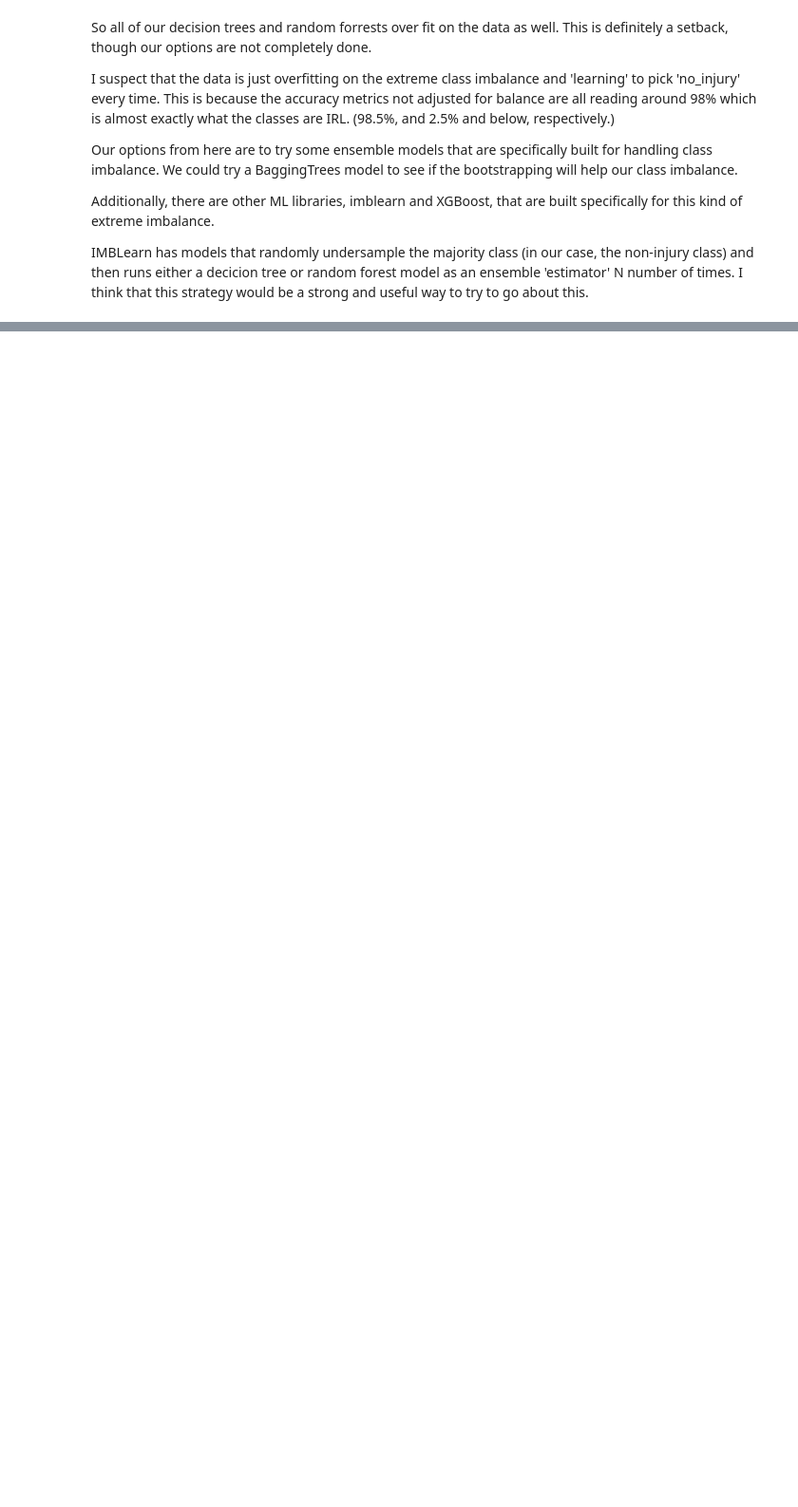
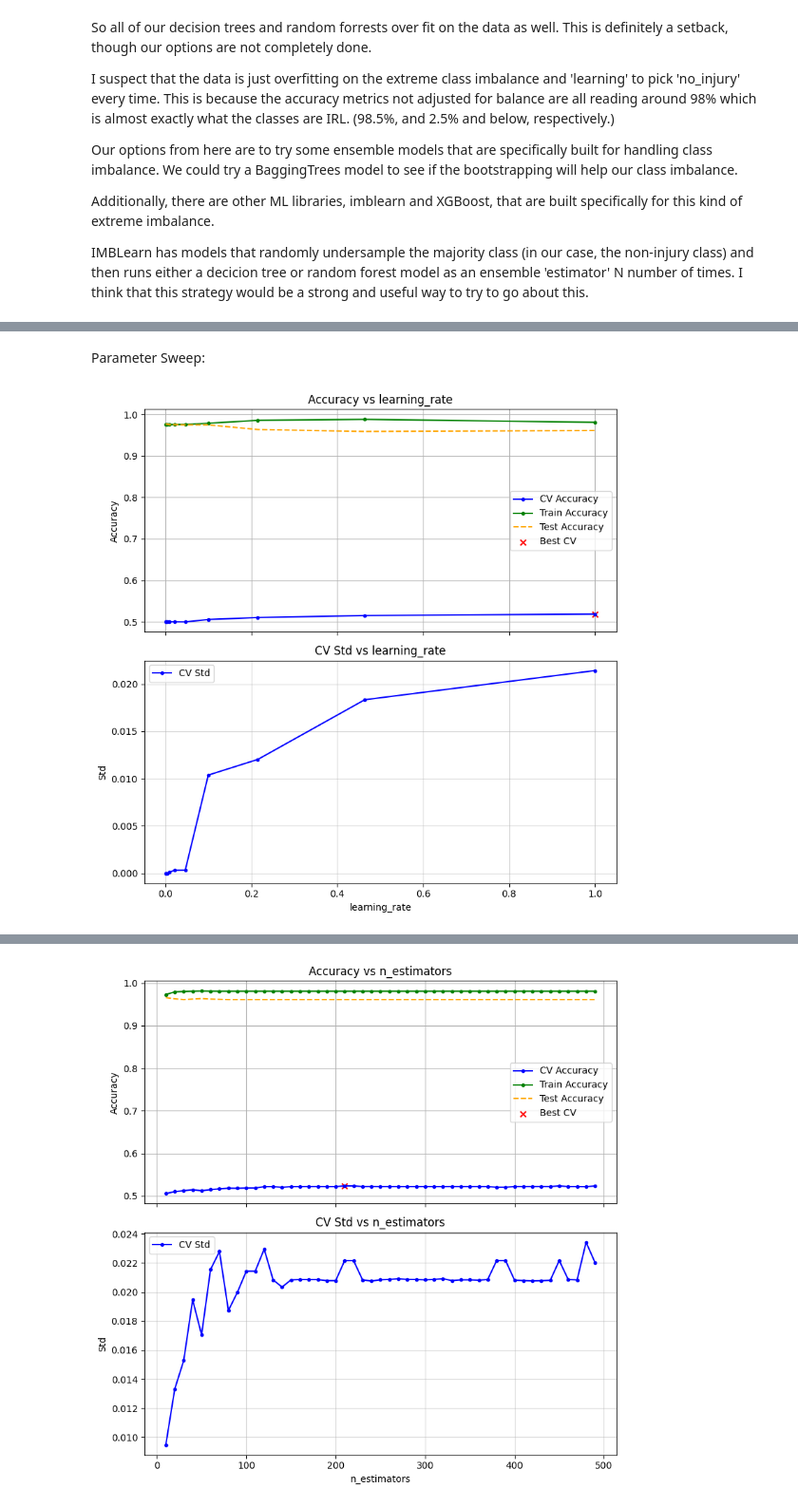
Before and after one commit to LeeMcFarling/AFL_Project_backup, a Jupyter notebook: Modeling/Weekly Assignments/Week_6.ipynb, the cells around one changed output, grey strips where cells are left out. Shown at 95% size. Drawn from its saved outputs; the diff is of its cells as text; code cells hidden in the pictures; blank space fills up the shorter version.

```diff
--- a/Modeling/Weekly Assignments/Week_6.ipynb
+++ b/Modeling/Weekly Assignments/Week_6.ipynb
@@ -968,0 +1122,46 @@ IMBLearn has models that randomly undersample the majority class (in our case, t
+# %% [markdown]
+Parameter Sweep:
+# %%
+Default_Parameters_GradientBoosting = {
+    'learning_rate': 0.1,             # Top 4
+    'n_estimators': 100,              # Top 4
+    'max_depth': 3,                   # Top 4
+    'max_features': None,             # Top 4
+    'min_samples_split': 2,
+    'min_samples_leaf': 1,
+    'max_leaf_nodes': None,
+    'subsample': 1.0,
+    'random_state': 42
+}
+# %%
+Parameters_GradBoost = Default_Parameters_GradientBoosting.copy()
+Params_GradBoost_List = []
+# %%
+start = time.time()
+
+parameters_and_ranges = [
+    ('learning_rate', np.logspace(-3, 0, 10)),
+    ('n_estimators', range(10, 500, 10)),
+    ('max_depth', list(range(2, 20, 10))),
+    ('max_features', np.linspace(0.1,1,10)),
+
+]
+
+for param, parameter_list in parameters_and_ranges:
+    Parameters_GradBoost = sweep_parameter(
+        GradientBoostingClassifier,      # or your model class
+        Parameters_GradBoost,          # renamed variable here
+        param,
+        parameter_list,
+        X_train=bdb_X_train_scaled,
+        y_train=bdb_y_train,
+        X_test=bdb_X_test_scaled,
+        y_test=bdb_y_test,
+        n_jobs=-1,
+        n_repeats=2
+    )
+
+Params_GradBoost_List.append(Parameters_GradBoost)
+pd.DataFrame(Params_GradBoost_List)
+# %% [output]
+[figure, added]
@@ -968,0 +1169 @@ IMBLearn has models that randomly undersample the majority class (in our case, t
+[figure, added]
```
Also changed, not shown: parts of 33 cells of this notebook, 2 other files.
